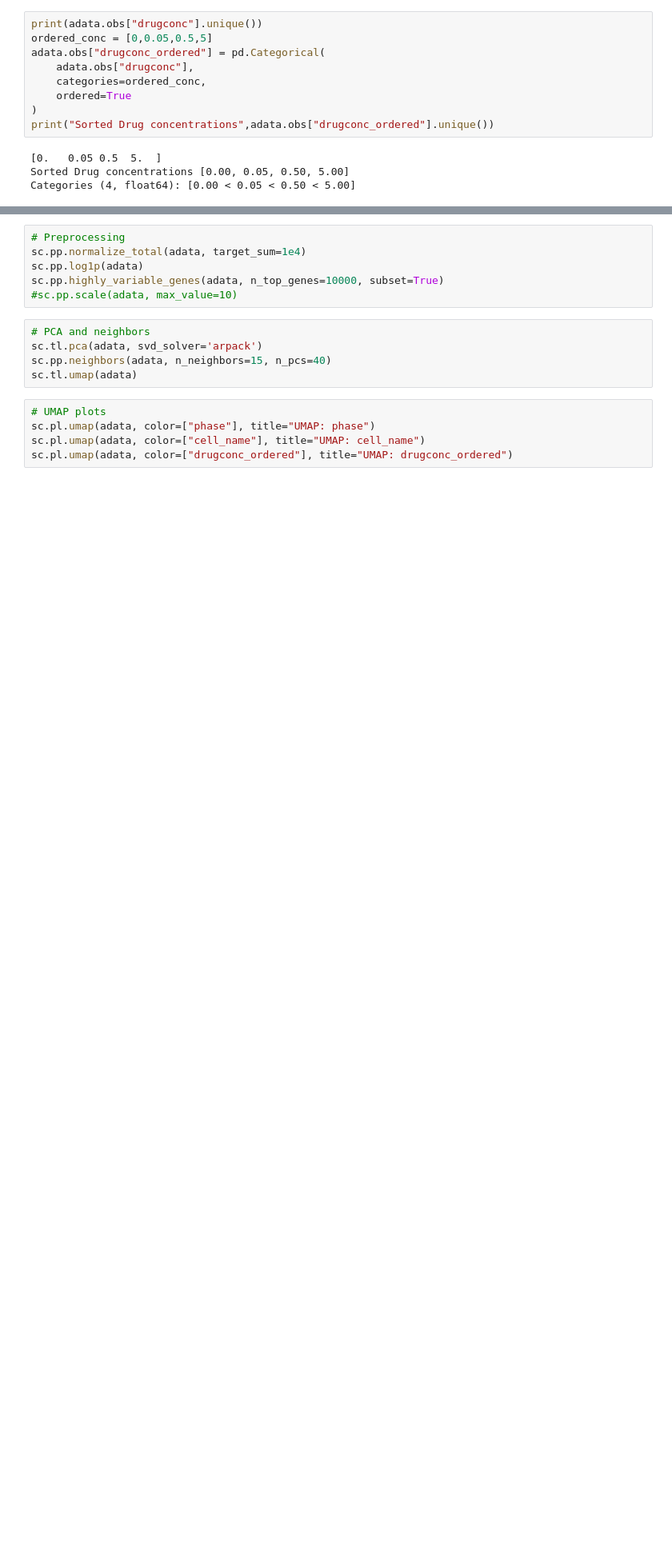
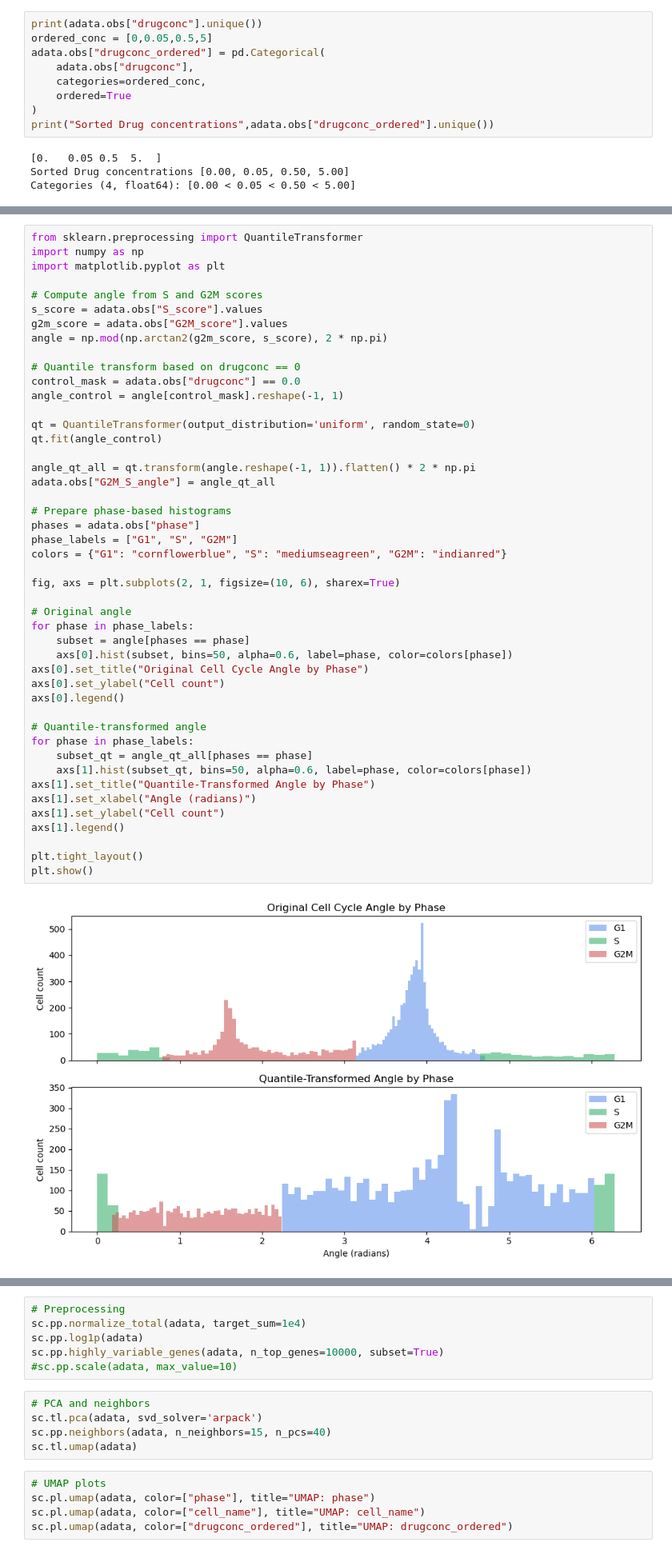
Before and after one commit to jeuken/CycleVI, a Jupyter notebook: old_model_code/Data_Analysis.ipynb, the cells around one changed output, grey strips where cells are left out. Shown at 80% size. Drawn from its saved outputs; the diff is of its cells as text; blank space fills up the shorter version.

```diff
--- a/old_model_code/Data_Analysis.ipynb
+++ b/old_model_code/Data_Analysis.ipynb
@@ -27,0 +50,48 @@ Categories (4, float64): [0.00 < 0.05 < 0.50 < 5.00]
+# %%
+from sklearn.preprocessing import QuantileTransformer
+import numpy as np
+import matplotlib.pyplot as plt
+
+# Compute angle from S and G2M scores
+s_score = adata.obs["S_score"].values
+g2m_score = adata.obs["G2M_score"].values
+angle = np.mod(np.arctan2(g2m_score, s_score), 2 * np.pi)
+
+# Quantile transform based on drugconc == 0
+control_mask = adata.obs["drugconc"] == 0.0
+angle_control = angle[control_mask].reshape(-1, 1)
+
+qt = QuantileTransformer(output_distribution='uniform', random_state=0)
+qt.fit(angle_control)
+
+angle_qt_all = qt.transform(angle.reshape(-1, 1)).flatten() * 2 * np.pi
+adata.obs["G2M_S_angle"] = angle_qt_all
+
+# Prepare phase-based histograms
+phases = adata.obs["phase"]
+phase_labels = ["G1", "S", "G2M"]
+colors = {"G1": "cornflowerblue", "S": "mediumseagreen", "G2M": "indianred"}
+
+fig, axs = plt.subplots(2, 1, figsize=(10, 6), sharex=True)
+
+# Original angle
+for phase in phase_labels:
+    subset = angle[phases == phase]
+    axs[0].hist(subset, bins=50, alpha=0.6, label=phase, color=colors[phase])
+axs[0].set_title("Original Cell Cycle Angle by Phase")
+axs[0].set_ylabel("Cell count")
+axs[0].legend()
+
+# Quantile-transformed angle
+for phase in phase_labels:
+    subset_qt = angle_qt_all[phases == phase]
+    axs[1].hist(subset_qt, bins=50, alpha=0.6, label=phase, color=colors[phase])
+axs[1].set_title("Quantile-Transformed Angle by Phase")
+axs[1].set_xlabel("Angle (radians)")
+axs[1].set_ylabel("Cell count")
+axs[1].legend()
+
+plt.tight_layout()
+plt.show()
+# %% [output]
+[figure, added]
```
Also changed, not shown: parts of 11 cells of this notebook, 29 other files.
